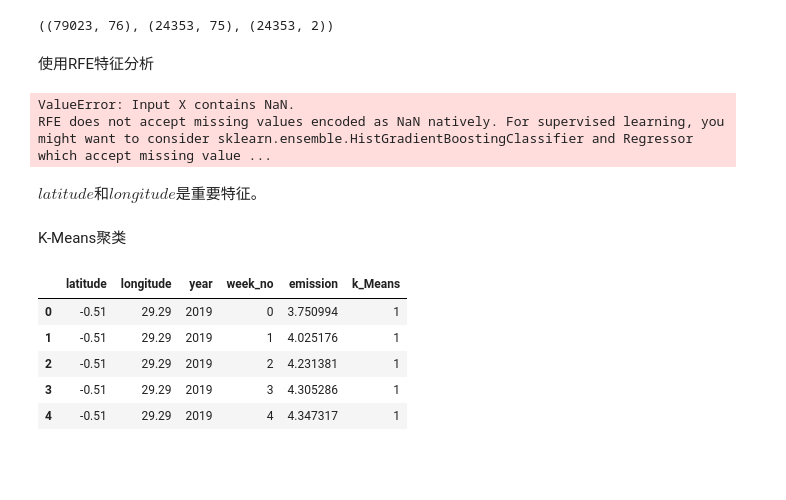
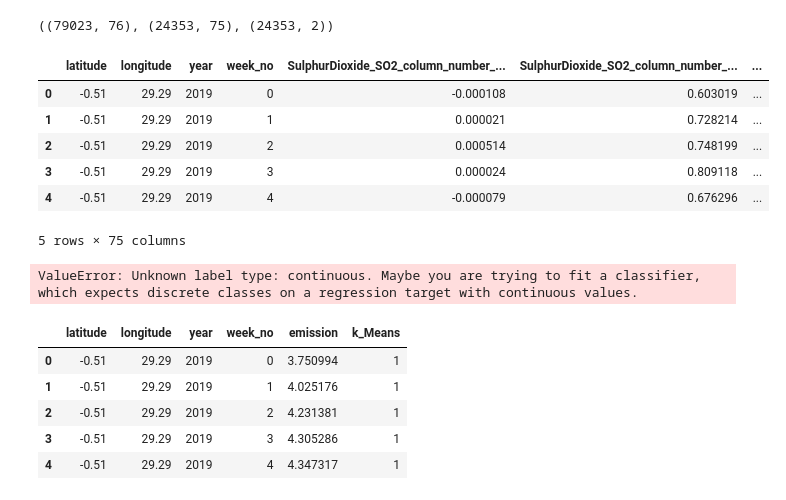
Before and after one commit to Lzzzzy4/2023fall-DataScience, a Jupyter notebook: src/main.ipynb, the cells around one changed output. Saved outputs shown, nothing was run; the diff lists cells and outputs as text; code cells hidden in the pictures; blank space fills up the shorter version.

```diff
--- a/src/main.ipynb
+++ b/src/main.ipynb
@@ -32,15 +40,28 @@ train.head()
 train.shape, test.shape, sample_submission.shape
 # %% [output]
 ((79023, 76), (24353, 75), (24353, 2))
-# %% [markdown]
-使用RFE特征分析
+# %%
+# 缺失值填充
+train = train.drop(['ID_LAT_LON_YEAR_WEEK'], axis=1)
+test = test.drop(['ID_LAT_LON_YEAR_WEEK'], axis=1)
+train.fillna(train.median(),inplace=True)
+test.fillna(test.median(),inplace=True)
+train.head()
+# %% [output]
+|  | latitude | longitude | year | week_no | SulphurDioxide_SO2_column_number_... | SulphurDioxide_SO2_column_number_... | ... |
+| 0 | -0.51 | 29.29 | 2019 | 0 | -0.000108 | 0.603019 | ... |
+| 1 | -0.51 | 29.29 | 2019 | 1 | 0.000021 | 0.728214 | ... |
+| 2 | -0.51 | 29.29 | 2019 | 2 | 0.000514 | 0.748199 | ... |
+| 3 | -0.51 | 29.29 | 2019 | 3 | 0.000024 | 0.809118 | ... |
+| 4 | -0.51 | 29.29 | 2019 | 4 | -0.000079 | 0.676296 | ... |
+5 rows × 75 columns
 # %%
-X = train.drop(['ID_LAT_LON_YEAR_WEEK', 'emission'], axis=1)
-Y = train['emission']
-rfe_selector = RFE(estimator=LogisticRegression(),n_features_to_select = 3, step = 1)
-rfe_selector.fit(X, Y)
-X.columns[rfe_selector.get_support()]
+# 使用RFE特征分析
+# X = train.drop(['emission'], axis=1)
+# Y = train['emission']
+# rfe_selector = RFE(estimator=LogisticRegression(),n_features_to_select = 3, step = 1)
+# rfe_selector.fit(X, Y)
+# X.columns[rfe_selector.get_support()]
 # %% [output]
-ValueError: Input X contains NaN.
-RFE does not accept missing values encoded as NaN natively. For supervised learning, you might want to consider sklearn.ensemble.HistGradientBoostingClassifier and Regressor which accept missing value ...
+ValueError: Unknown label type: continuous. Maybe you are trying to fit a classifier, which expects discrete classes on a regression target with continuous values.
 # %%
@@ -47,7 +69,3 @@ RFE does not accept missing values encoded as NaN natively. For supervised learn
 train = train.loc[:,["latitude", "longitude", "year", "week_no", "emission"]]
 test = test.loc[:,["latitude", "longitude", "year", "week_no"]]
-# %% [markdown]
-$latitude$和$longitude$是重要特征。
-# %% [markdown]
-K-Means聚类
 # %%
```
Also changed, not shown: parts of 4 cells of this notebook.
